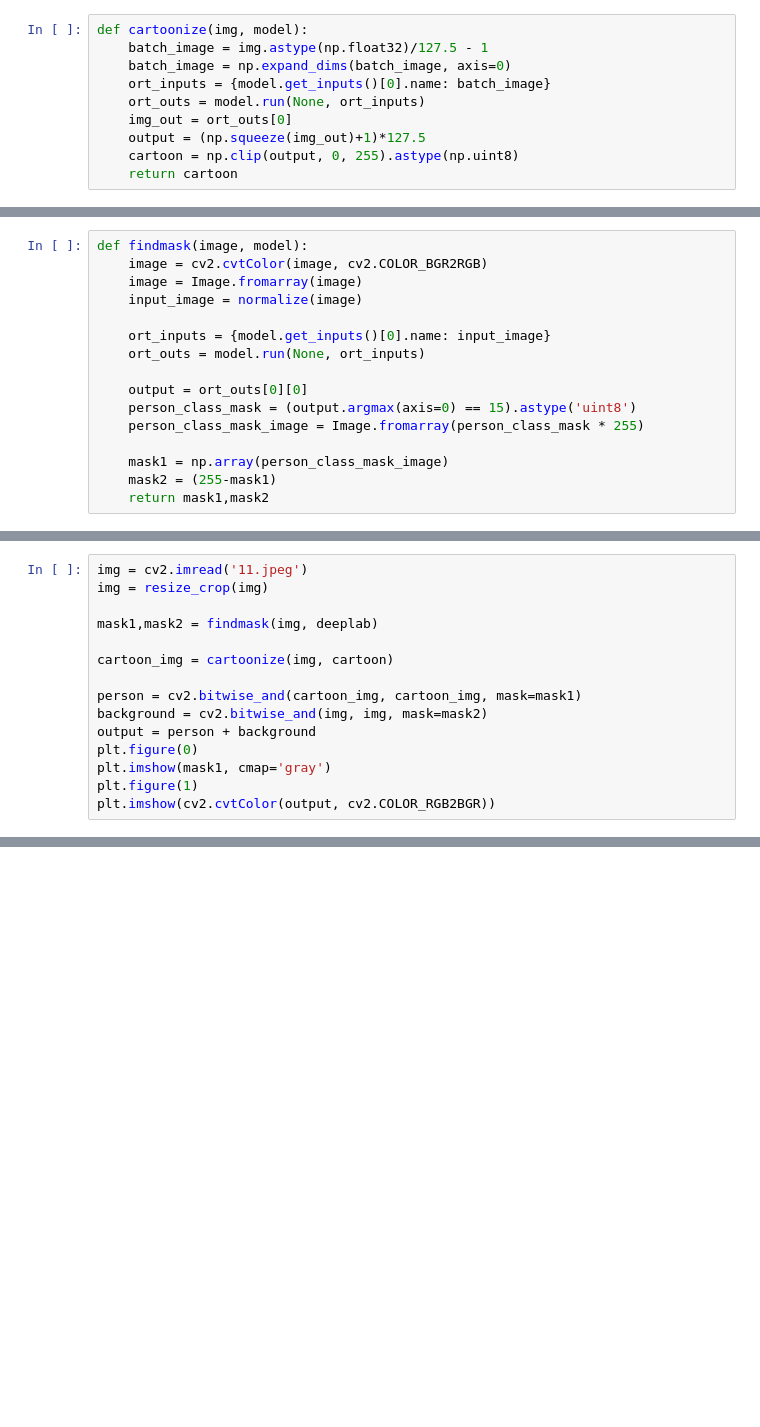
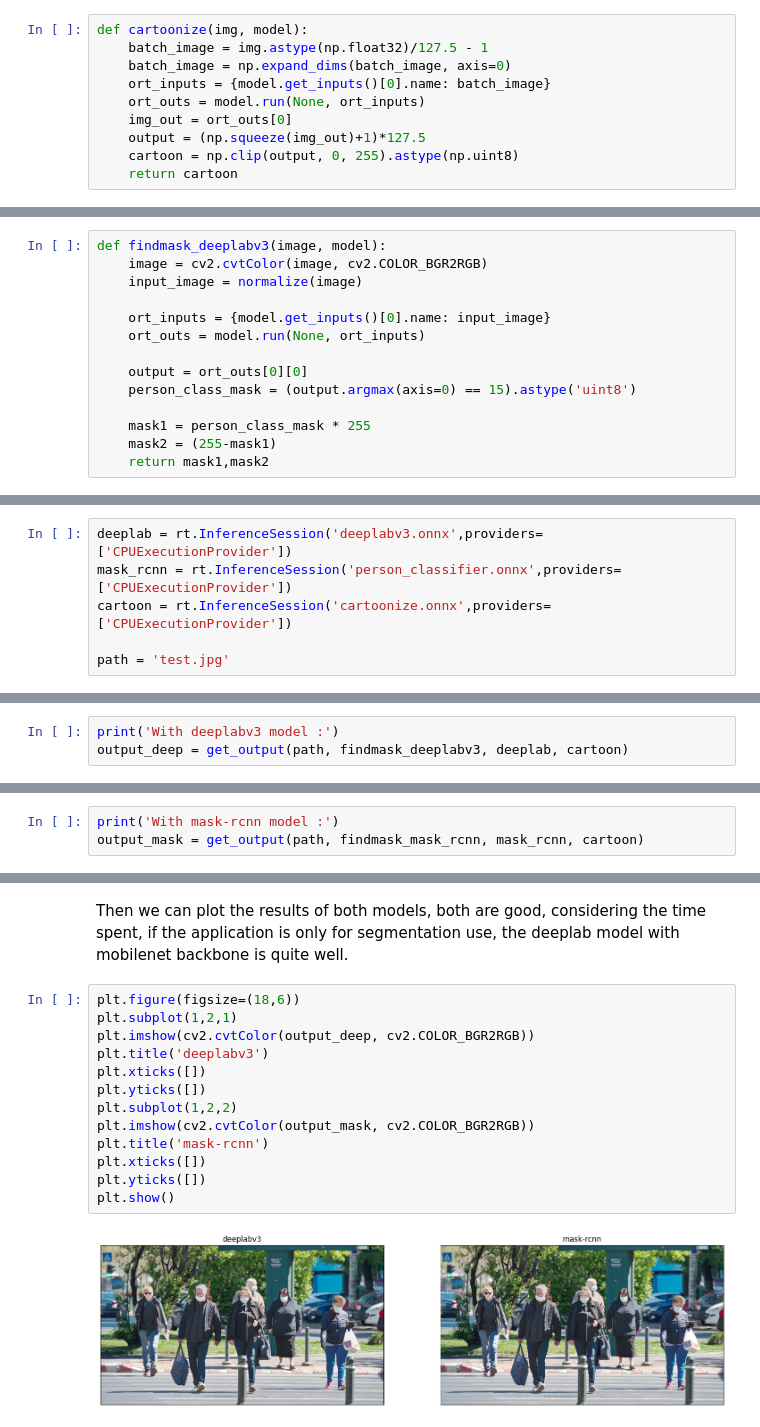
Before and after one commit to duck00036/Cartoonize-people-in-image, a Jupyter notebook: trans_onnx.ipynb, the cells around one changed output, grey strips where cells are left out. Cells and saved outputs as stored; diff of their text form; blank space fills up the shorter version.

```diff
--- a/trans_onnx.ipynb
+++ b/trans_onnx.ipynb
@@ -43,7 +51,6 @@ def normalize(image):
 # %%
-def findmask(image, model):
+def findmask_deeplabv3(image, model):
     image = cv2.cvtColor(image, cv2.COLOR_BGR2RGB)
-    image = Image.fromarray(image)
     input_image = normalize(image)
 
     ort_inputs = {model.get_inputs()[0].name: input_image}
@@ -51,8 +58,7 @@ def findmask(image, model):
 
     output = ort_outs[0][0]
     person_class_mask = (output.argmax(axis=0) == 15).astype('uint8')
-    person_class_mask_image = Image.fromarray(person_class_mask * 255)
 
-    mask1 = np.array(person_class_mask_image)
+    mask1 = person_class_mask * 255
     mask2 = (255-mask1)
     return mask1,mask2
@@ -59,15 +126,6 @@ def findmask(image, model):
 # %%
-img = cv2.imread('11.jpeg')
-img = resize_crop(img)
+deeplab = rt.InferenceSession('deeplabv3.onnx',providers=['CPUExecutionProvider'])
+mask_rcnn = rt.InferenceSession('person_classifier.onnx',providers=['CPUExecutionProvider'])
+cartoon = rt.InferenceSession('cartoonize.onnx',providers=['CPUExecutionProvider'])
 
-mask1,mask2 = findmask(img, deeplab)
-
-cartoon_img = cartoonize(img, cartoon)
-
-person = cv2.bitwise_and(cartoon_img, cartoon_img, mask=mask1)
-background = cv2.bitwise_and(img, img, mask=mask2)
-output = person + background
-plt.figure(0)
-plt.imshow(mask1, cmap='gray')
-plt.figure(1)
-plt.imshow(cv2.cvtColor(output, cv2.COLOR_RGB2BGR))
+path = 'test.jpg'
@@ -120,0 +134,3 @@ Moviepy - video ready output_video/out.mp4
+# %%
+print('With deeplabv3 model :')
+output_deep = get_output(path, findmask_deeplabv3, deeplab, cartoon)
@@ -120,0 +142,3 @@ Moviepy - video ready output_video/out.mp4
+# %%
+print('With mask-rcnn model :')
+output_mask = get_output(path, findmask_mask_rcnn, mask_rcnn, cartoon)
@@ -120,0 +150,17 @@ Moviepy - video ready output_video/out.mp4
+# %% [markdown]
+Then we can plot the results of both models, both are good, considering the time spent, if the application is only for segmentation use, the deeplab model with mobilenet backbone is quite well.
+# %%
+plt.figure(figsize=(18,6))
+plt.subplot(1,2,1)
+plt.imshow(cv2.cvtColor(output_deep, cv2.COLOR_BGR2RGB))
+plt.title('deeplabv3')
+plt.xticks([])
+plt.yticks([])
+plt.subplot(1,2,2)
+plt.imshow(cv2.cvtColor(output_mask, cv2.COLOR_BGR2RGB))
+plt.title('mask-rcnn')
+plt.xticks([])
+plt.yticks([])
+plt.show()
+# %% [output]
+[figure, added]
```
Also changed, not shown: parts of 31 cells of this notebook.
